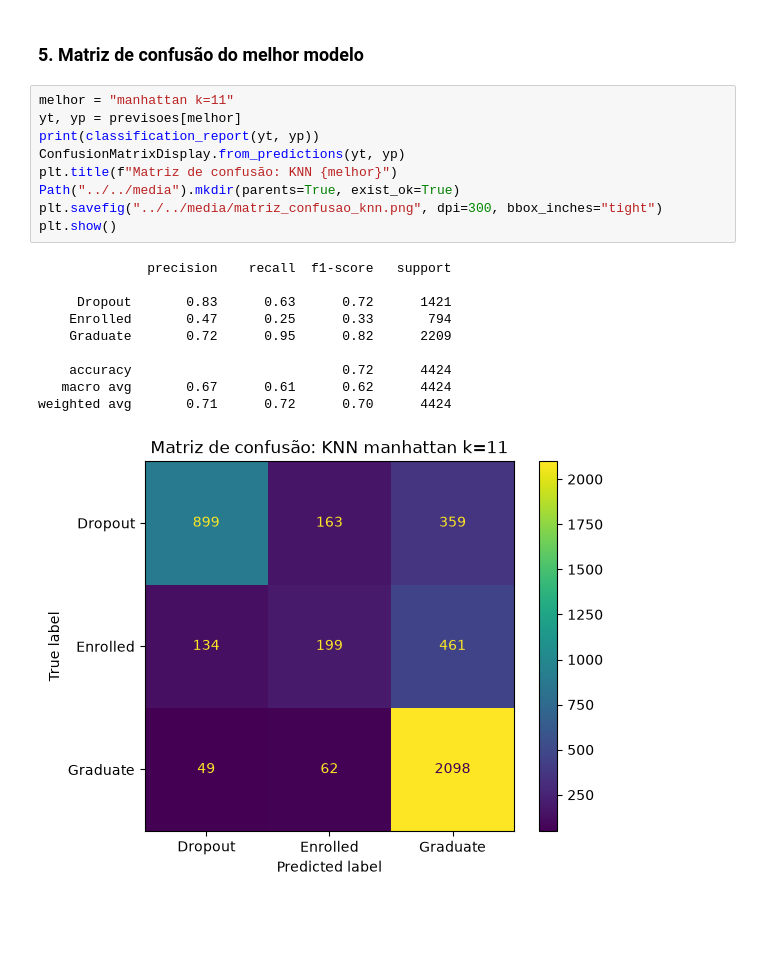
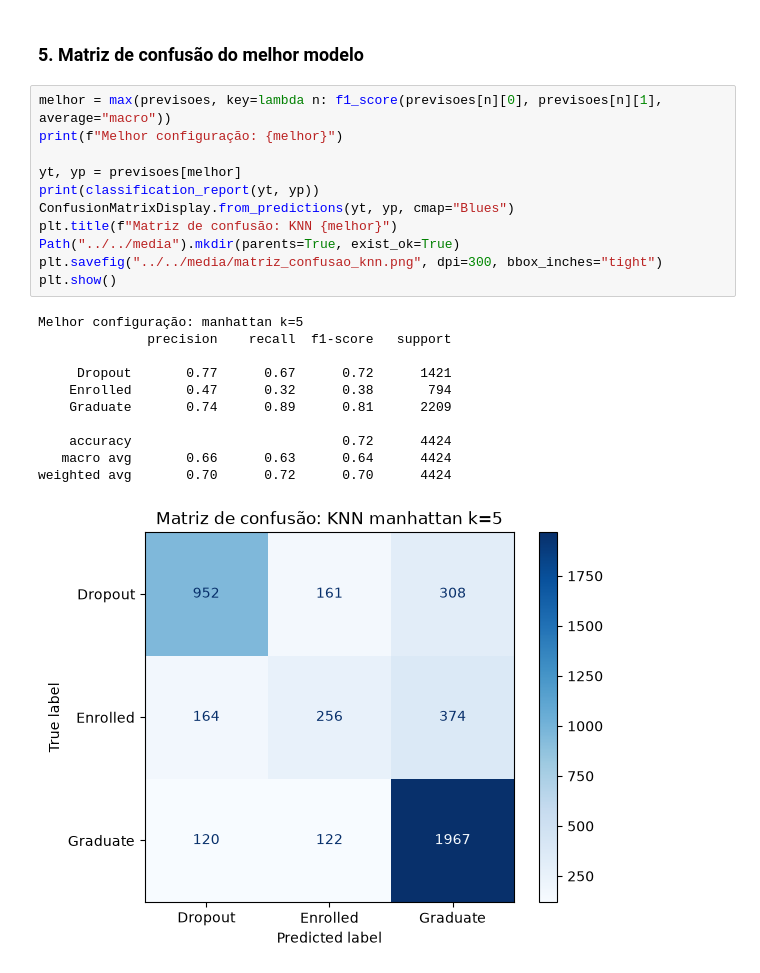
Before and after one commit to DaviComerio/trabalho-mineracao-de-dados, a Jupyter notebook: codigo/notebooks/03_knn.ipynb, the cells around one changed output. Drawn from its saved outputs; the diff is of its cells as text; blank space fills up the shorter version.

```diff
--- a/codigo/notebooks/03_knn.ipynb
+++ b/codigo/notebooks/03_knn.ipynb
@@ -146,22 +146,25 @@ plt.show()
 # %% [markdown]
 ### 5. Matriz de confusão do melhor modelo
 # %%
-melhor = "manhattan k=11"
+melhor = max(previsoes, key=lambda n: f1_score(previsoes[n][0], previsoes[n][1], average="macro"))
+print(f"Melhor configuração: {melhor}")
+
 yt, yp = previsoes[melhor]
 print(classification_report(yt, yp))
-ConfusionMatrixDisplay.from_predictions(yt, yp)
+ConfusionMatrixDisplay.from_predictions(yt, yp, cmap="Blues")
 plt.title(f"Matriz de confusão: KNN {melhor}")
 Path("../../media").mkdir(parents=True, exist_ok=True)
 plt.savefig("../../media/matriz_confusao_knn.png", dpi=300, bbox_inches="tight")
 plt.show()
 # %% [output]
+Melhor configuração: manhattan k=5
               precision    recall  f1-score   support
 
-     Dropout       0.83      0.63      0.72      1421
-    Enrolled       0.47      0.25      0.33       794
-    Graduate       0.72      0.95      0.82      2209
+     Dropout       0.77      0.67      0.72      1421
+    Enrolled       0.47      0.32      0.38       794
+    Graduate       0.74      0.89      0.81      2209
 
     accuracy                           0.72      4424
-   macro avg       0.67      0.61      0.62      4424
-weighted avg       0.71      0.72      0.70      4424
+   macro avg       0.66      0.63      0.64      4424
+weighted avg       0.70      0.72      0.70      4424
-[figure, old version]
+[figure, new version]
```
Also changed, not shown: 3 other files.
